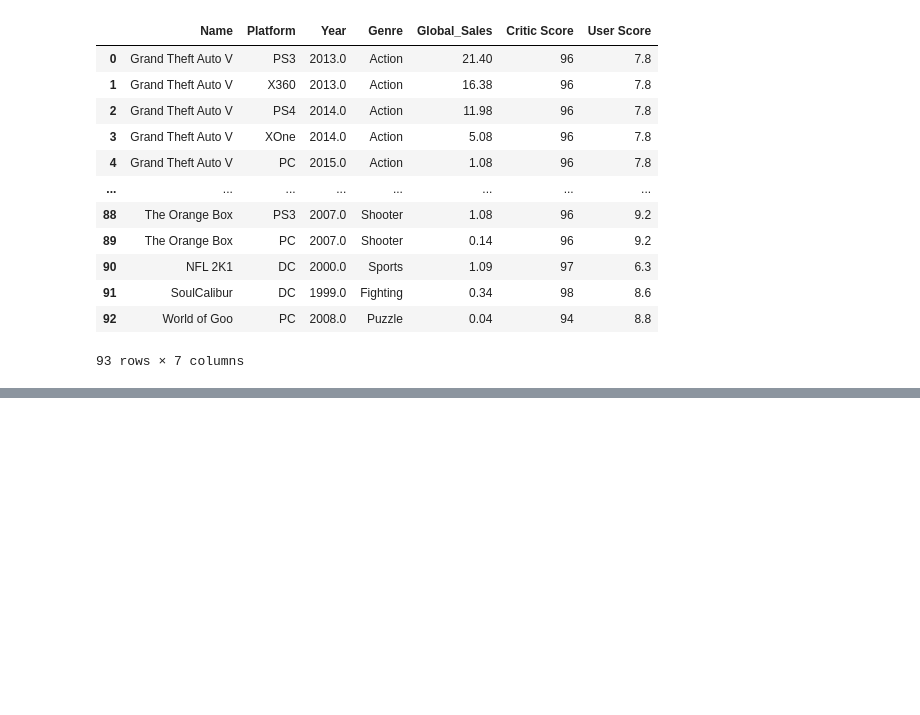
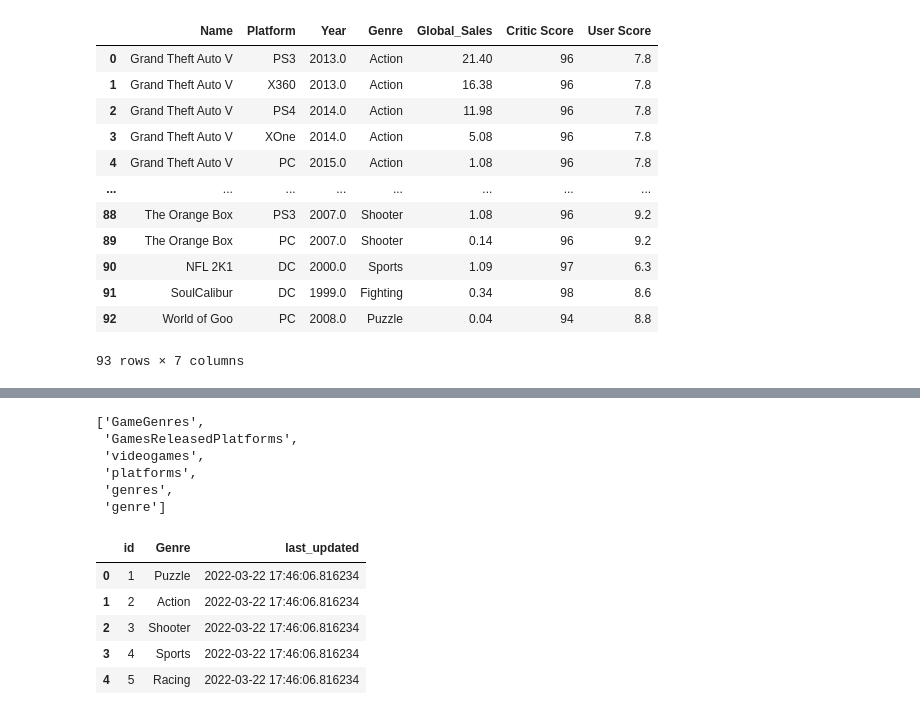
Before and after one commit to ebimoosa/smu_project_2_group_2, a Jupyter notebook: Best games sales.ipynb, the cells around one changed output, grey strips where cells are left out. Cells and saved outputs as stored; diff of their text form; code cells hidden in the pictures; blank space fills up the shorter version.

```diff
--- a/Best games sales.ipynb
+++ b/Best games sales.ipynb
@@ -111,0 +132,9 @@ ModuleNotFoundError: No module named 'psycopg2'
+# %%
+engine.table_names()
+# %% [output]
+['GameGenres',
+ 'GamesReleasedPlatforms',
+ 'videogames',
+ 'platforms',
+ 'genres',
+ 'genre']
@@ -111,0 +145,9 @@ ModuleNotFoundError: No module named 'psycopg2'
+# %%
+pd.read_sql_query('select * from genre', con=engine).head()
+# %% [output]
+|  | id | Genre | last_updated |
+| 0 | 1 | Puzzle | 2022-03-22 17:46:06.816234 |
+| 1 | 2 | Action | 2022-03-22 17:46:06.816234 |
+| 2 | 3 | Shooter | 2022-03-22 17:46:06.816234 |
+| 3 | 4 | Sports | 2022-03-22 17:46:06.816234 |
+| 4 | 5 | Racing | 2022-03-22 17:46:06.816234 |
```
Also changed, not shown: parts of 10 cells of this notebook, 3 other files.
